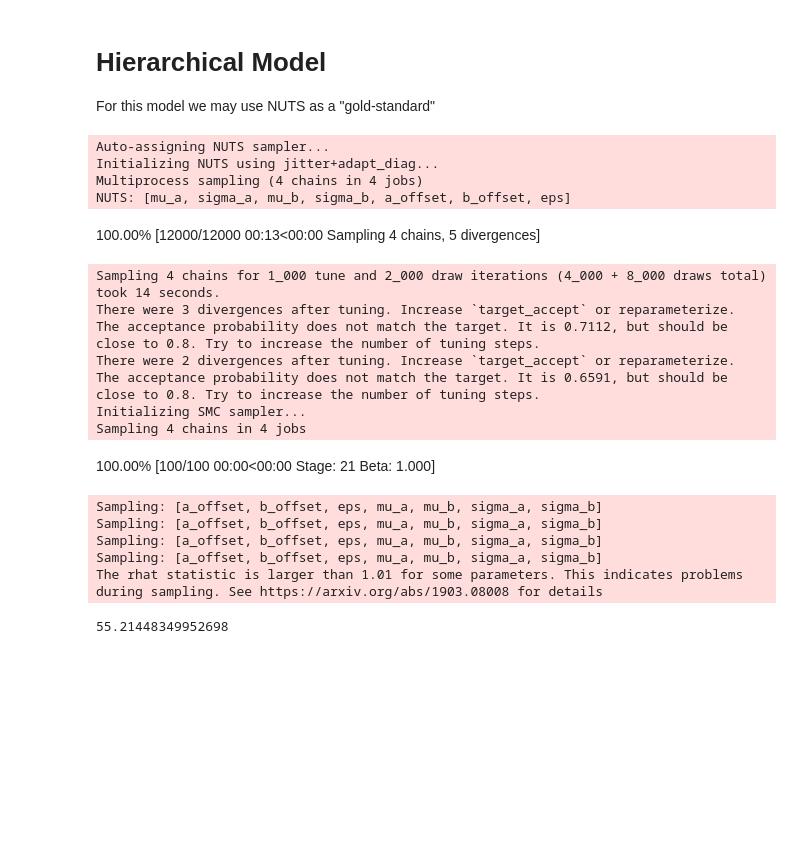
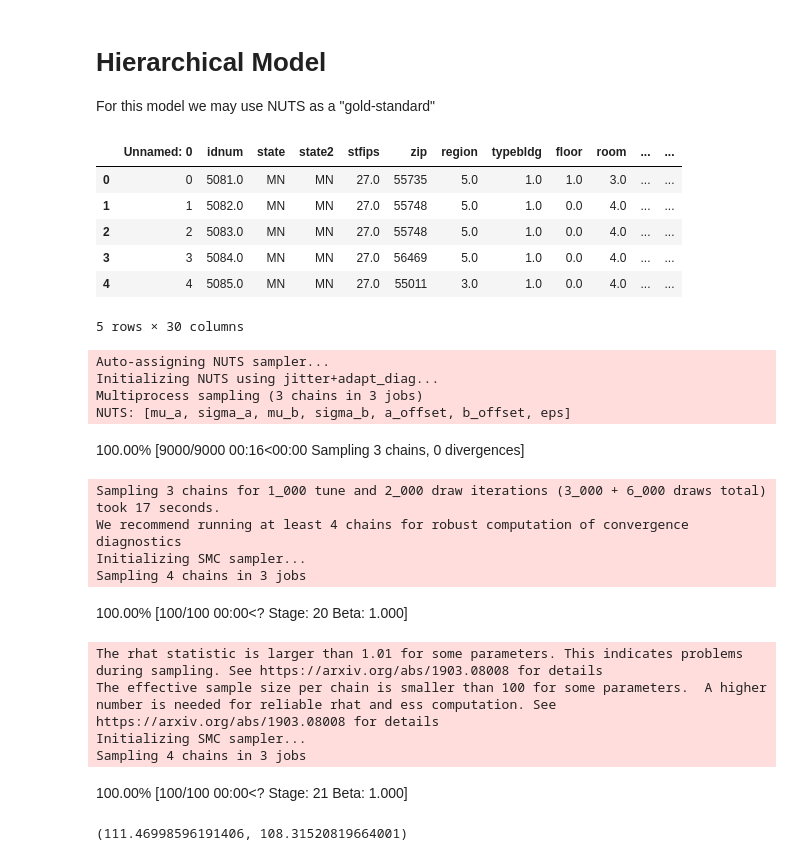
Before and after one commit to Grupo-de-modelado-probabilista/SMC_diagnostics, a Jupyter notebook: SMC_tests.ipynb, the cells around one changed output. Cells and saved outputs as stored; diff of their text form; code cells hidden in the pictures; blank space fills up the shorter version.

```diff
--- a/SMC_tests.ipynb
+++ b/SMC_tests.ipynb
@@ -142,6 +170,16 @@ data = pd.read_csv('radon.csv')
 county_names = data.county.unique()
 county_idx = data['county_code'].values.astype(np.int32)
 n_counties = len(data.county.unique())
+# %%
+data.head()
+# %% [output]
+|  | Unnamed: 0 | idnum | state | state2 | stfips | zip | region | typebldg | floor | room | ... | ... |
+| 0 | 0 | 5081.0 | MN | MN | 27.0 | 55735 | 5.0 | 1.0 | 1.0 | 3.0 | ... | ... |
+| 1 | 1 | 5082.0 | MN | MN | 27.0 | 55748 | 5.0 | 1.0 | 0.0 | 4.0 | ... | ... |
+| 2 | 2 | 5083.0 | MN | MN | 27.0 | 55748 | 5.0 | 1.0 | 0.0 | 4.0 | ... | ... |
+| 3 | 3 | 5084.0 | MN | MN | 27.0 | 56469 | 5.0 | 1.0 | 0.0 | 4.0 | ... | ... |
+| 4 | 4 | 5085.0 | MN | MN | 27.0 | 55011 | 3.0 | 1.0 | 0.0 | 4.0 | ... | ... |
+5 rows × 30 columns
 # %%
 with pm.Model() as hierarchical_model_non_centered:
     mu_a = pm.Normal('mu_a', mu=0., sigma=5)
@@ -159,28 +197,27 @@ with pm.Model() as hierarchical_model_non_centered:
     radon_est = a[county_idx] + b[county_idx] * data.floor.values
 
     radon_like = pm.Normal('radon_like', mu=radon_est, sigma=eps, observed=data.log_radon)
+
     idata_nuts = pm.sample(2000)
-    idata_smc = pm.sample_smc(5000)
+    idata_smc_M = pm.sample_smc(5000, kernel=pm.smc.kernels.MH, chains=4)
+    idata_smc_I = pm.sample_smc(5000, kernel=pm.smc.kernels.IMH, chains=4)
 # %% [output]
 Auto-assigning NUTS sampler...
 Initializing NUTS using jitter+adapt_diag...
-Multiprocess sampling (4 chains in 4 jobs)
+Multiprocess sampling (3 chains in 3 jobs)
 NUTS: [mu_a, sigma_a, mu_b, sigma_b, a_offset, b_offset, eps]
-100.00% [12000/12000 00:13<00:00 Sampling 4 chains, 5 divergences]
+100.00% [9000/9000 00:16<00:00 Sampling 3 chains, 0 divergences]
-Sampling 4 chains for 1_000 tune and 2_000 draw iterations (4_000 + 8_000 draws total) took 14 seconds.
-There were 3 divergences after tuning. Increase `target_accept` or reparameterize.
-The acceptance probability does not match the target. It is 0.7112, but should be close to 0.8. Try to increase the number of tuning steps.
-There were 2 divergences after tuning. Increase `target_accept` or reparameterize.
-The acceptance probability does not match the target. It is 0.6591, but should be close to 0.8. Try to increase the number of tuning steps.
+Sampling 3 chains for 1_000 tune and 2_000 draw iterations (3_000 + 6_000 draws total) took 17 seconds.
+We recommend running at least 4 chains for robust computation of convergence diagnostics
 Initializing SMC sampler...
-Sampling 4 chains in 4 jobs
+Sampling 4 chains in 3 jobs
-100.00% [100/100 00:00<00:00 Stage: 21 Beta: 1.000]
+100.00% [100/100 00:00<? Stage: 20 Beta: 1.000]
-Sampling: [a_offset, b_offset, eps, mu_a, mu_b, sigma_a, sigma_b]
-Sampling: [a_offset, b_offset, eps, mu_a, mu_b, sigma_a, sigma_b]
-Sampling: [a_offset, b_offset, eps, mu_a, mu_b, sigma_a, sigma_b]
-Sampling: [a_offset, b_offset, eps, mu_a, mu_b, sigma_a, sigma_b]
 The rhat statistic is larger than 1.01 for some parameters. This indicates problems during sampling. See https://arxiv.org/abs/1903.08008 for details
+The effective sample size per chain is smaller than 100 for some parameters.  A higher number is needed for reliable rhat and ess computation. See https://arxiv.org/abs/1903.08008 for details
+Initializing SMC sampler...
+Sampling 4 chains in 3 jobs
+100.00% [100/100 00:00<? Stage: 21 Beta: 1.000]
 # %%
-idata_smc.sample_stats._t_sampling
+idata_smc_M.sample_stats._t_sampling, idata_smc_I.sample_stats._t_sampling
 # %% [output]
-55.21448349952698
+(111.46998596191406, 108.31520819664001)
```
Also changed, not shown: parts of 15 cells of this notebook, 2 other files.
